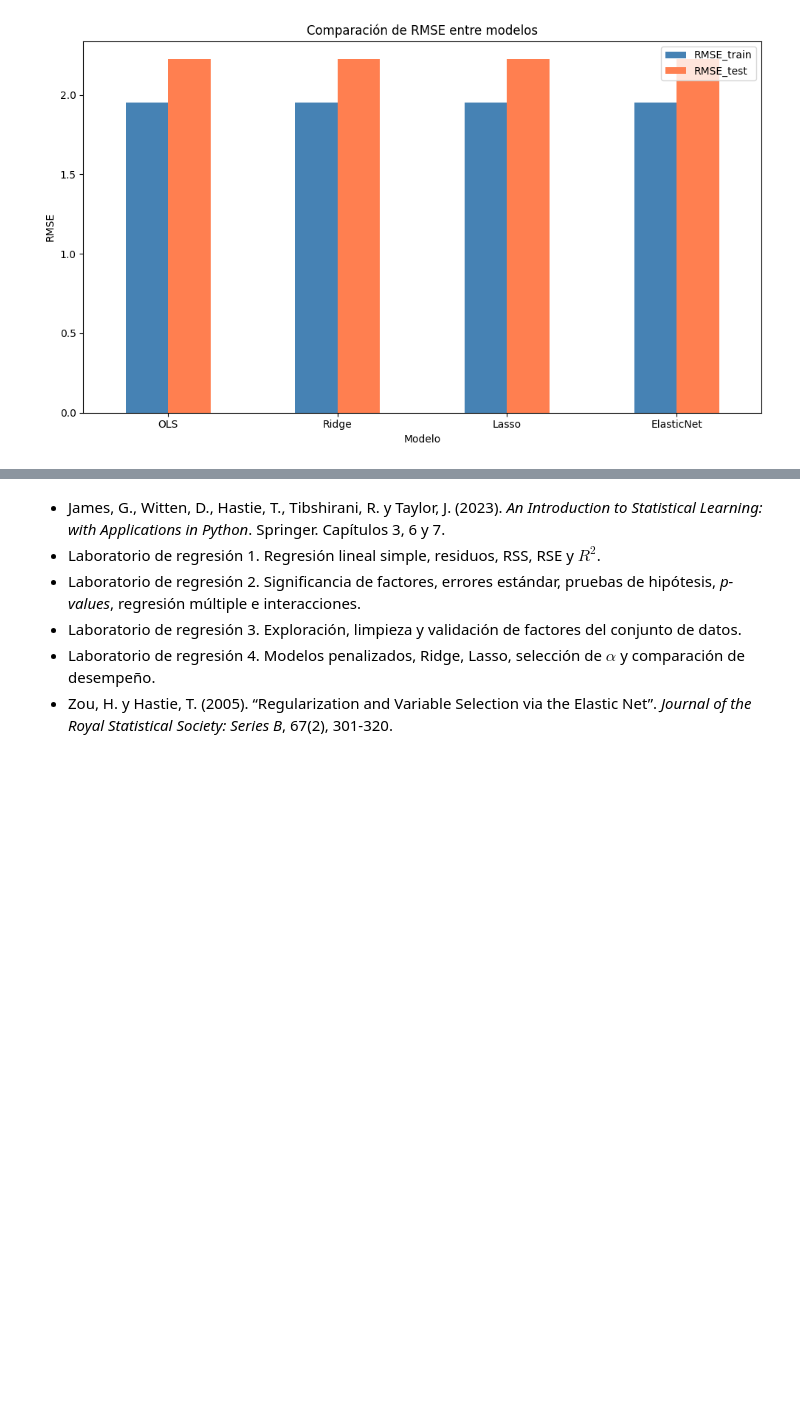
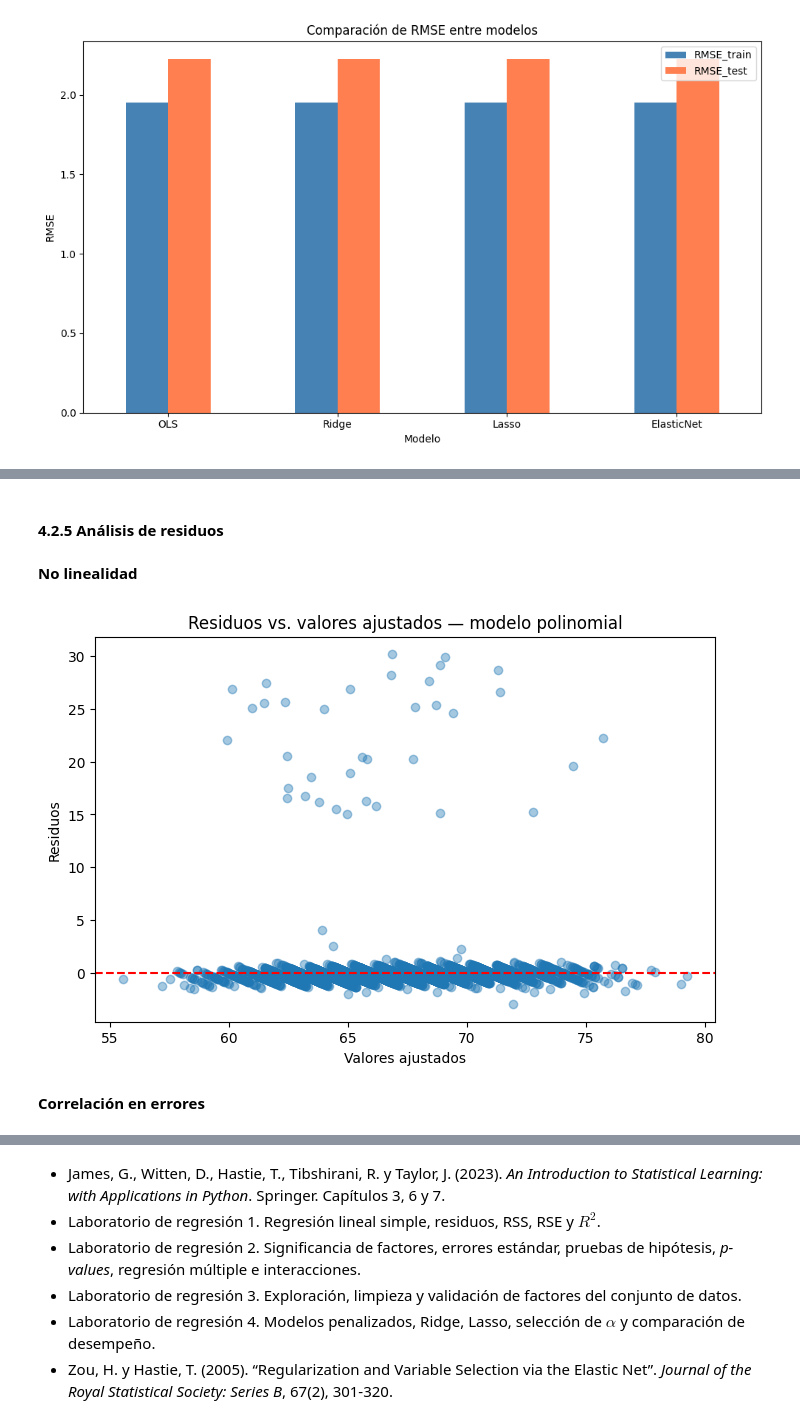
Before and after one commit to juanmoranerre/student-performance-regression, a Jupyter notebook: Proyecto_01.ipynb, the cells around one changed output, grey strips where cells are left out. Drawn from its saved outputs; the diff is of its cells as text; code cells hidden in the pictures; blank space fills up the shorter version.

```diff
--- a/Proyecto_01.ipynb
+++ b/Proyecto_01.ipynb
@@ -465,0 +431,7 @@ from sklearn.model_selection import GridSearchCV
+# %%
+target_col = 'Exam_Score'
+num_cols = ['Hours_Studied','Attendance','Sleep_Hours','Previous_Scores','Tutoring_Sessions','Physical_Activity']
+ord_cols = ['Parental_Involvement','Access_to_Resources','Motivation_Level',
+            'Family_Income','Teacher_Quality','Peer_Influence','Parental_Education_Level','Distance_from_Home']
+bin_cols = ['Extracurricular_Activities', 'Internet_Access', 'School_Type',
+            'Learning_Disabilities', 'Gender']
@@ -972,0 +932,26 @@ Las magnitudes de los coeficientes presentan valores uniformes (±0.5, ±1.0) y
+# %%
+X_pol = df_pol.drop(columns=target_col)
+y_pol = df_pol[target_col]
+
+X_train_pol, X_test_pol, y_train_pol, y_test_pol = train_test_split(
+    X_pol, y_pol, test_size=0.2, random_state=123
+)
+
+preprocessor_pol.fit(X_train_pol)
+
+X_train_pol_trans = preprocessor_pol.transform(X_train_pol)
+X_test_pol_trans = preprocessor_pol.transform(X_test_pol)
+
+feature_names_pol = preprocessor_pol.get_feature_names_out()
+
+X_train_pol_df = pd.DataFrame(
+    X_train_pol_trans,
+    columns=feature_names_pol,
+    index=X_train_pol.index
+)
+
+X_train_pol_const = sm.add_constant(X_train_pol_df, has_constant='add')
+
+model_pol = sm.OLS(y_train_pol, X_train_pol_const).fit()
+
+print(model_pol.summary())
@@ -972,0 +976,19 @@ Las magnitudes de los coeficientes presentan valores uniformes (±0.5, ±1.0) y
+# %% [markdown]
+#### 4.2.5 Análisis de residuos
+# %% [markdown]
+**No linealidad**
+# %%
+fitted_pol = model_pol.fittedvalues
+residuals_pol = model_pol.resid
+
+plt.figure(figsize=(8, 5))
+plt.scatter(fitted_pol, residuals_pol, alpha=0.4)
+plt.axhline(0, color='red', linestyle='--')
+plt.xlabel('Valores ajustados')
+plt.ylabel('Residuos')
+plt.title('Residuos vs. valores ajustados — modelo polinomial')
+plt.show()
+# %% [output]
+[figure, added]
+# %% [markdown]
+**Correlación en errores**
```
Also changed, not shown: parts of 125 cells of this notebook, 5 other files.
